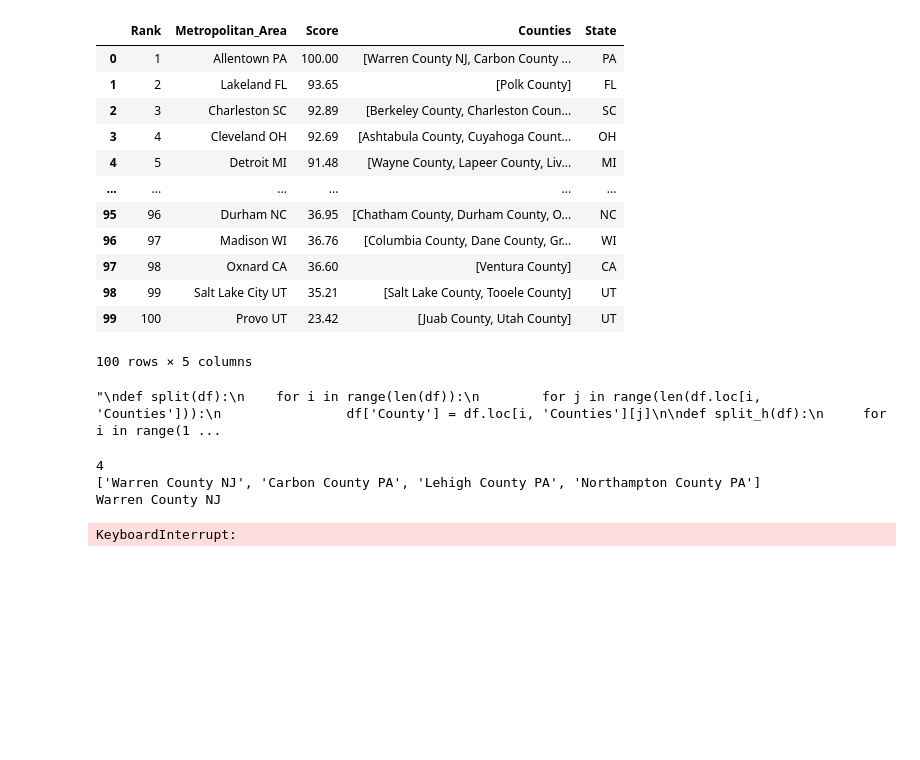
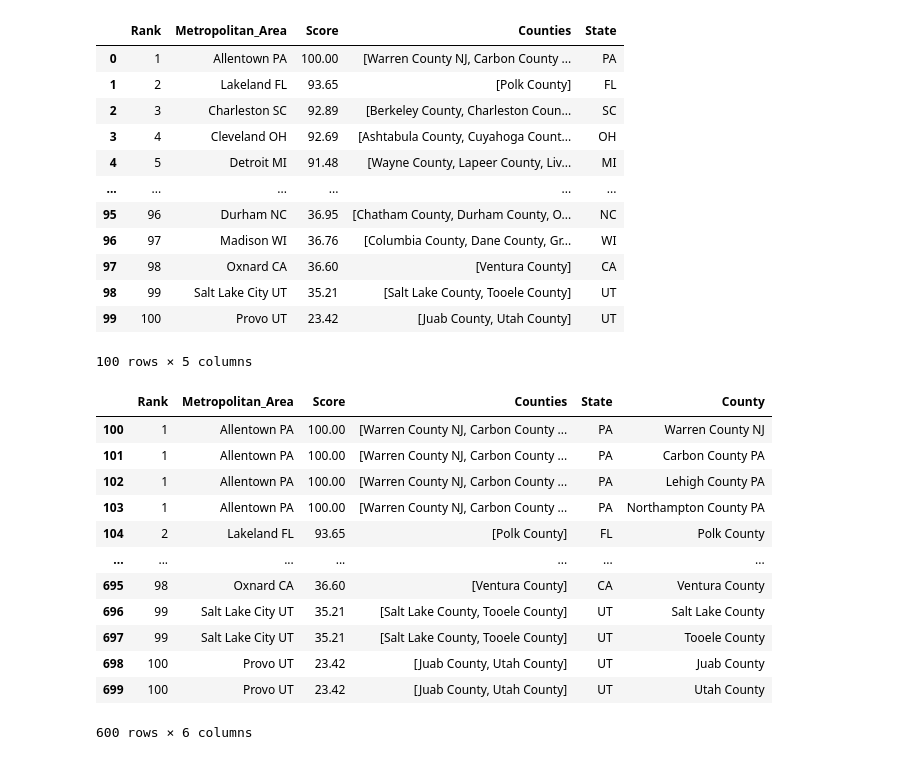
Before and after one commit to caroline-kranefuss/fires_asthma_and_forests_machine_learning, a Jupyter notebook: asthma.ipynb, the cells around one changed output. Cells and saved outputs as stored; diff of their text form; code cells hidden in the pictures; blank space fills up the shorter version.

```diff
--- a/asthma.ipynb
+++ b/asthma.ipynb
@@ -81,58 +83,44 @@ counties_list(three)
 | 98 | 99 | Salt Lake City UT | 35.21 | [Salt Lake County, Tooele County] | UT |
 | 99 | 100 | Provo UT | 23.42 | [Juab County, Utah County] | UT |
 100 rows × 5 columns
-# %%
-# Split up each df so that each county has its own row. There may be some duplicates... take the average if this is the case
-"""
-def split(df):
-    for i in range(len(df)):
-        for j in range(len(df.loc[i, 'Counties'])):
-                df['County'] = df.loc[i, 'Counties'][j]
-
-def split_h(df):
-     for i in range(1):
-          for j in range(4):
-               df['County'] = df.loc[i, 'Counties'][j]
-     return df
-
-split(two)
-split_h(three)
-# split(five)
-three
-"""
-# %% [output]
-"\ndef split(df):\n    for i in range(len(df)):\n        for j in range(len(df.loc[i, 'Counties'])):\n                df['County'] = df.loc[i, 'Counties'][j]\n\ndef split_h(df):\n     for i in range(1 ...
-# %%
-print(len(three.loc[0, 'Counties']))
-print(three.loc[0, 'Counties'])
-print(three.loc[0, 'Counties'][0])
-# %% [output]
-4
-['Warren County NJ', 'Carbon County PA', 'Lehigh County PA', 'Northampton County PA']
-Warren County NJ
 # %%
 # Split up each df so that each county has its own row. There may be some duplicates... take the average if this is the case
 
 def split(df):
     # Add a column with empty strings for now
     df['County'] = ''
+    # Store the length of the original dataframe
+    orig_len = len(df)
     # For every row in the dataframe
     for i in range(len(df)):
         for j in range(len(df.loc[i, 'Counties'])):
             # Create a new row at the end
             df.loc[len(df)] = [df.loc[i, 'Rank'],
                             df.loc[i, 'Metropolitan_Area'],
                             df.loc[i, 'Score'],
                             df.loc[i, 'Counties'],
                             df.loc[i, 'State'],
                             #For the County column, take the jth item in the list
                             df.loc[i,'Counties'][j]
                             ]
+    # Remove the initial rows that don't have a county
+    df.drop(labels=range(orig_len), axis=0, inplace=True)
     return df
 
+split(two)
 split(three)
-
-with pd.option_context("display.max_rows", 20):
-    display(three)
+# split(five)
 # %% [output]
+|  | Rank | Metropolitan_Area | Score | Counties | State | County |
+| 100 | 1 | Allentown PA | 100.00 | [Warren County NJ, Carbon County ... | PA | Warren County NJ |
+| 101 | 1 | Allentown PA | 100.00 | [Warren County NJ, Carbon County ... | PA | Carbon County PA |
+| 102 | 1 | Allentown PA | 100.00 | [Warren County NJ, Carbon County ... | PA | Lehigh County PA |
+| 103 | 1 | Allentown PA | 100.00 | [Warren County NJ, Carbon County ... | PA | Northampton County PA |
+| 104 | 2 | Lakeland FL | 93.65 | [Polk County] | FL | Polk County |
+| ... | ... | ... | ... | ... | ... | ... |
+| 695 | 98 | Oxnard CA | 36.60 | [Ventura County] | CA | Ventura County |
+| 696 | 99 | Salt Lake City UT | 35.21 | [Salt Lake County, Tooele County] | UT | Salt Lake County |
+| 697 | 99 | Salt Lake City UT | 35.21 | [Salt Lake County, Tooele County] | UT | Tooele County |
+| 698 | 100 | Provo UT | 23.42 | [Juab County, Utah County] | UT | Juab County |
+| 699 | 100 | Provo UT | 23.42 | [Juab County, Utah County] | UT | Utah County |
-KeyboardInterrupt:
+600 rows × 6 columns
```
Also changed, not shown: parts of 3 cells of this notebook.
